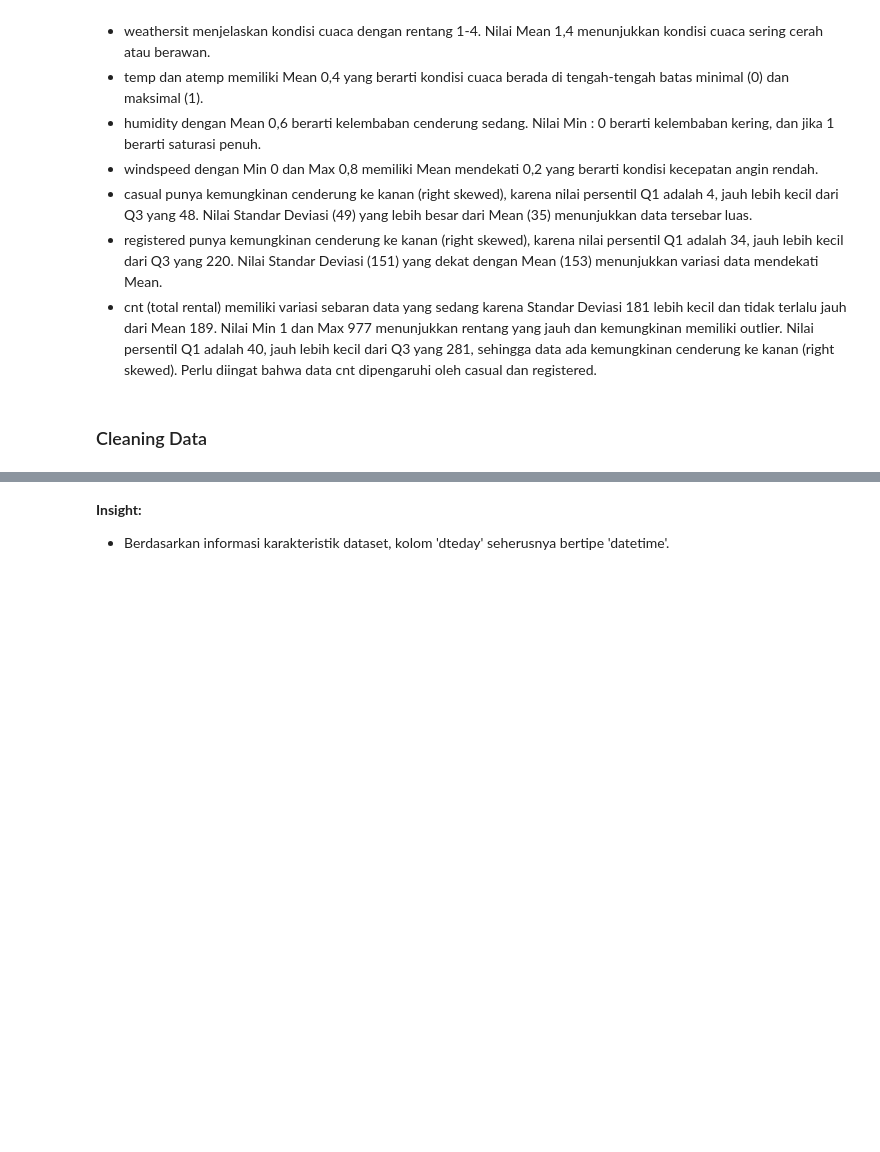
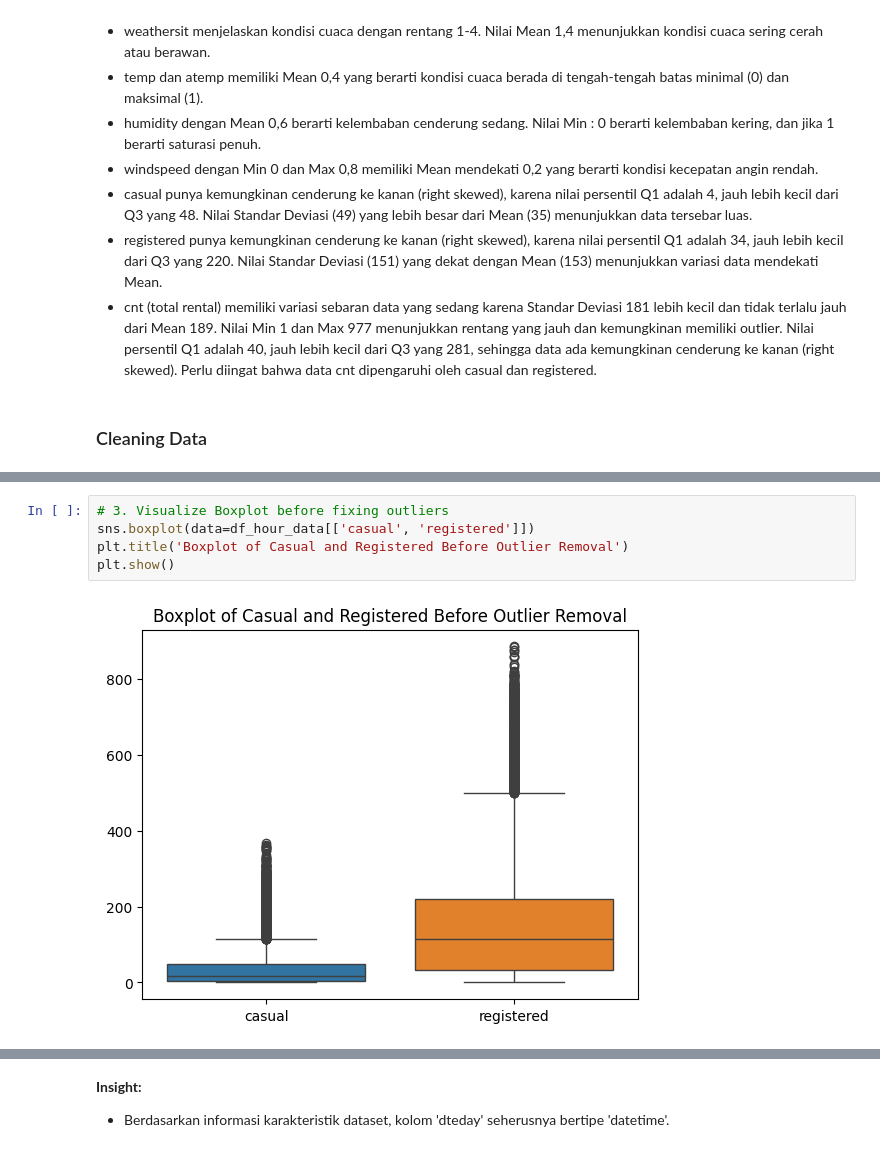
Before and after one commit to esnanta/data-analysis, a Jupyter notebook: Bike_Sharing_Data_Analysis.ipynb, the cells around one changed output, grey strips where cells are left out. Saved outputs shown, nothing was run; the diff lists cells and outputs as text; blank space fills up the shorter version.

```diff
--- a/Bike_Sharing_Data_Analysis.ipynb
+++ b/Bike_Sharing_Data_Analysis.ipynb
@@ -250,0 +335,7 @@ memory usage: 2.3 MB
+# %%
+# 3. Visualize Boxplot before fixing outliers
+sns.boxplot(data=df_hour_data[['casual', 'registered']])
+plt.title('Boxplot of Casual and Registered Before Outlier Removal')
+plt.show()
+# %% [output]
+[figure, added]
```
Also changed, not shown: parts of 23 cells of this notebook.
